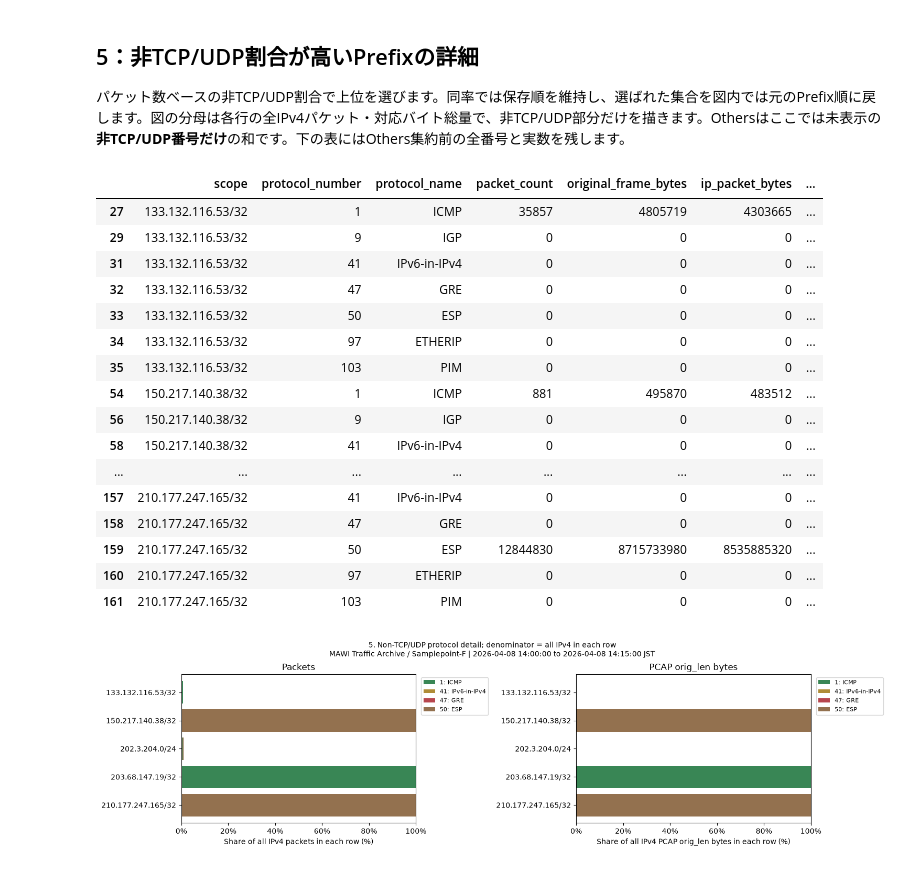
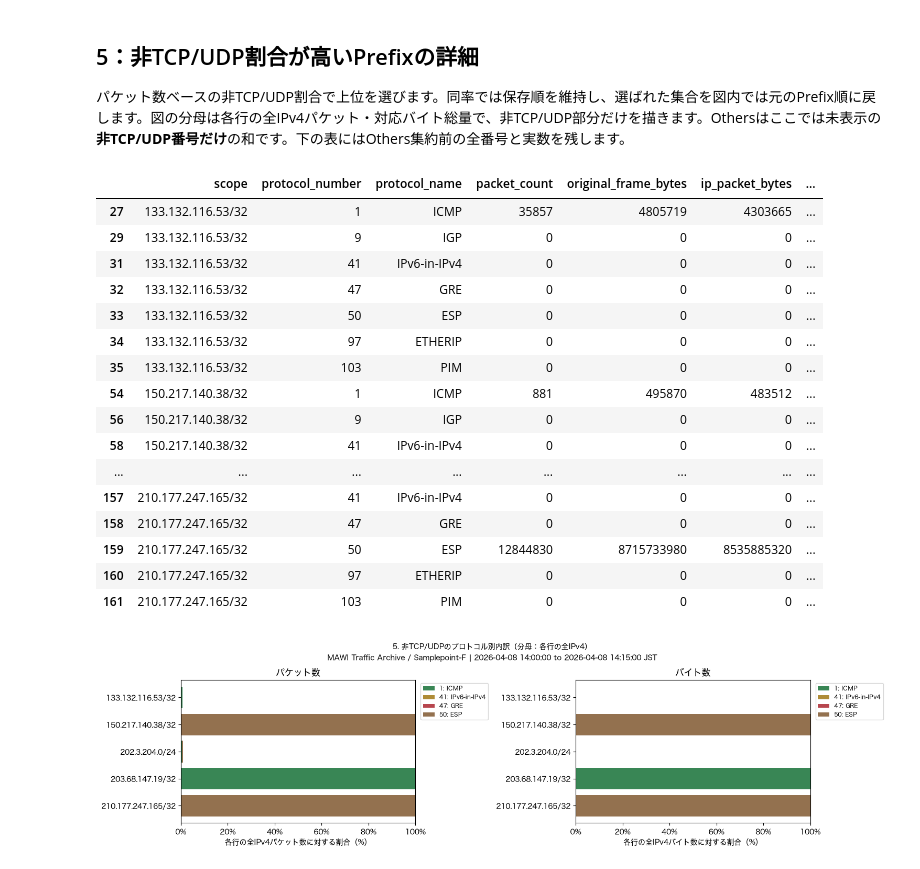
Before and after one commit to ShuntaSakai/mawi-protocol-analysis, a Jupyter notebook: notebook/02_prefix_protocol_distribution.ipynb, the cells around one changed output. Saved outputs shown, nothing was run; the diff lists cells and outputs as text; code cells hidden in the pictures.

```diff
--- a/notebook/02_prefix_protocol_distribution.ipynb
+++ b/notebook/02_prefix_protocol_distribution.ipynb
@@ -31,6 +31,8 @@ from matplotlib.ticker import PercentFormatter
 from IPython.display import display
 
 %matplotlib inline
+
+plt.rcParams["font.family"] = "Hiragino Sans"
 
 if BYTE_METRIC not in {"original_frame_bytes", "ip_packet_bytes"}:
     raise ValueError("Unsupported BYTE_METRIC")
@@ -99,7 +101,7 @@ dataset_caption = DATA_LABEL or f"{manifest['dataset']['name']} / {manifest['dat
 start_label = pd.Timestamp(window["start_jst"]).strftime("%Y-%m-%d %H:%M:%S")
 end_label = pd.Timestamp(window["end_jst"]).strftime("%Y-%m-%d %H:%M:%S")
 caption = f"{dataset_caption} | {start_label} to {end_label} JST"
-byte_label = {"original_frame_bytes": "PCAP orig_len bytes", "ip_packet_bytes": "known IP packet bytes"}[BYTE_METRIC]
+byte_label = {"original_frame_bytes": "バイト数", "ip_packet_bytes": "バイト数"}[BYTE_METRIC]
 labels = {"overall_ipv4": "Overall IPv4", **{p: p for p in prefix_order}, "selected_union": "Selected union"}
 print(caption)
 print("Historical selection:", manifest["prefix_selection"]["historical_selection_verification"])
@@ -186,7 +188,7 @@ def stacked(ax, shares, metric):
     ax.invert_yaxis()
     ax.set_xlim(0, 100)
     ax.xaxis.set_major_formatter(PercentFormatter(100))
-    ax.set_xlabel(f"Share of all IPv4 {('packets' if metric == 'packet_count' else byte_label)} in each row (%)")
+    ax.set_xlabel("各行の全IPv4パケット数に対する割合（%）" if metric == "packet_count" else "各行の全IPv4バイト数に対する割合（%）")
     if len(shares.columns):
         ax.legend(loc="upper left", bbox_to_anchor=(1.01, 1), fontsize=8)
 
@@ -201,8 +203,8 @@ def finish(fig, title):
 # %%
 packet_shares = percent(shown_values("packet_count"), "packet_count")
 byte_shares = percent(shown_values(BYTE_METRIC), BYTE_METRIC)
-for metric, shares, title in (("packet_count", packet_shares, "1. Outer IPv4 protocol composition: packets"),
-                              (BYTE_METRIC, byte_shares, f"2. Outer IPv4 protocol composition: {byte_label}")):
+for metric, shares, title in (("packet_count", packet_shares, "1. IPv4のプロトコル構成比：パケット数"),
+                              (BYTE_METRIC, byte_shares, f"2. IPv4のプロトコル構成比：{byte_label}")):
     fig, ax = plt.subplots(figsize=(FIGSIZE[0], max(FIGSIZE[1], len(scope_order) * .33)), layout="constrained")
     stacked(ax, shares, metric)
     finish(fig, title)
@@ -225,17 +227,17 @@ for metric in ("packet_count", BYTE_METRIC):
     comparison[f"{metric}_delta_pp"] = share.reindex(prefix_order) - share.loc["overall_ipv4"]
 display(comparison)
 fig, axes = plt.subplots(1, 2, figsize=(FIGSIZE[0] + 3, max(FIGSIZE[1], len(prefix_order) * .36)), layout="constrained")
-for ax, metric, title in zip(axes, ("packet_count", BYTE_METRIC), ("Packets", byte_label)):
+for ax, metric, title in zip(axes, ("packet_count", BYTE_METRIC), ("パケット数", byte_label)):
     shares = comparison[f"{metric}_pct"]
     deltas = comparison[f"{metric}_delta_pp"]
     ax.barh(range(len(prefix_order)), deltas.fillna(0), color="#398655")
     ax.set_yticks(range(len(prefix_order)), [f"{p} | {v:.2f}%" if pd.notna(v) else f"{p} | Undefined" for p, v in shares.items()])
     ax.invert_yaxis()
     ax.axvline(0, color="black", linewidth=.7)
-    ax.set_xlabel("Difference from Overall IPv4 (pp)")
+    ax.set_xlabel("IPv4全体の割合との差（パーセントポイント）")
     baseline = non_tcp_ratios[metric].loc["overall_ipv4"]
-    ax.set_title(f"{title}; Overall = {baseline:.2f}%")
-finish(fig, "3. Known non-TCP/UDP share and difference; denominator = all IPv4 in each row")
+    ax.set_title(f"{title}；IPv4全体の割合 = {baseline:.2f}%")
+finish(fig, "3. 非TCP/UDPの割合とIPv4全体との差（分母：各行の全IPv4）")
 # %% [output]
 |  | packet_count_pct | packet_count_delta_pp | original_frame_bytes_pct | original_frame_bytes_delta_pp |
 | 131.142.206.160/32 | 0.020704 | -22.712518 | 0.000590 | -5.255887 |
@@ -289,33 +291,33 @@ for metric in ("packet_count", BYTE_METRIC):
     detail_table[f"{metric}_pct_of_all_ipv4"] = detail_table[metric].div(detail_table["scope"].map(totals[metric]).replace(0, np.nan)) * 100
 display(detail_table)
 fig, axes = plt.subplots(1, 2, figsize=(FIGSIZE[0] + 3, max(4, len(detail_prefixes) * .65)), layout="constrained")
-for ax, metric, title in zip(axes, ("packet_count", BYTE_METRIC), ("Packets", byte_label)):
+for ax, metric, title in zip(axes, ("packet_count", BYTE_METRIC), ("パケット数", byte_label)):
     detail_shares = percent(shown_values(metric, non_tcp), metric).loc[detail_prefixes]
     nonzero_columns = detail_shares.fillna(0).ne(0).any()
     detail_shares = detail_shares.loc[:, nonzero_columns]
     if detail_prefixes:
         stacked(ax, detail_shares, metric)
     else:
         ax.text(.5, .5, "No prefixes with a defined denominator", transform=ax.transAxes, ha="center")
         ax.set_yticks([])
     ax.set_title(title)
-finish(fig, "5. Non-TCP/UDP protocol detail; denominator = all IPv4 in each row")
+finish(fig, "5. 非TCP/UDPのプロトコル別内訳（分母：各行の全IPv4）")
 # %% [output]
 |  | scope | protocol_number | protocol_name | packet_count | original_frame_bytes | ip_packet_bytes | ... |
 | 27 | 133.132.116.53/32 | 1 | ICMP | 35857 | 4805719 | 4303665 | ... |
 | 29 | 133.132.116.53/32 | 9 | IGP | 0 | 0 | 0 | ... |
 | 31 | 133.132.116.53/32 | 41 | IPv6-in-IPv4 | 0 | 0 | 0 | ... |
 | 32 | 133.132.116.53/32 | 47 | GRE | 0 | 0 | 0 | ... |
 | 33 | 133.132.116.53/32 | 50 | ESP | 0 | 0 | 0 | ... |
 | 34 | 133.132.116.53/32 | 97 | ETHERIP | 0 | 0 | 0 | ... |
 | 35 | 133.132.116.53/32 | 103 | PIM | 0 | 0 | 0 | ... |
 | 54 | 150.217.140.38/32 | 1 | ICMP | 881 | 495870 | 483512 | ... |
 | 56 | 150.217.140.38/32 | 9 | IGP | 0 | 0 | 0 | ... |
 | 58 | 150.217.140.38/32 | 41 | IPv6-in-IPv4 | 0 | 0 | 0 | ... |
 | ... | ... | ... | ... | ... | ... | ... | ... |
 | 157 | 210.177.247.165/32 | 41 | IPv6-in-IPv4 | 0 | 0 | 0 | ... |
 | 158 | 210.177.247.165/32 | 47 | GRE | 0 | 0 | 0 | ... |
 | 159 | 210.177.247.165/32 | 50 | ESP | 12844830 | 8715733980 | 8535885320 | ... |
 | 160 | 210.177.247.165/32 | 97 | ETHERIP | 0 | 0 | 0 | ... |
 | 161 | 210.177.247.165/32 | 103 | PIM | 0 | 0 | 0 | ... |
-[figure, old version]
+[figure, new version]
```
Also changed, not shown: parts of 3 cells of this notebook.
